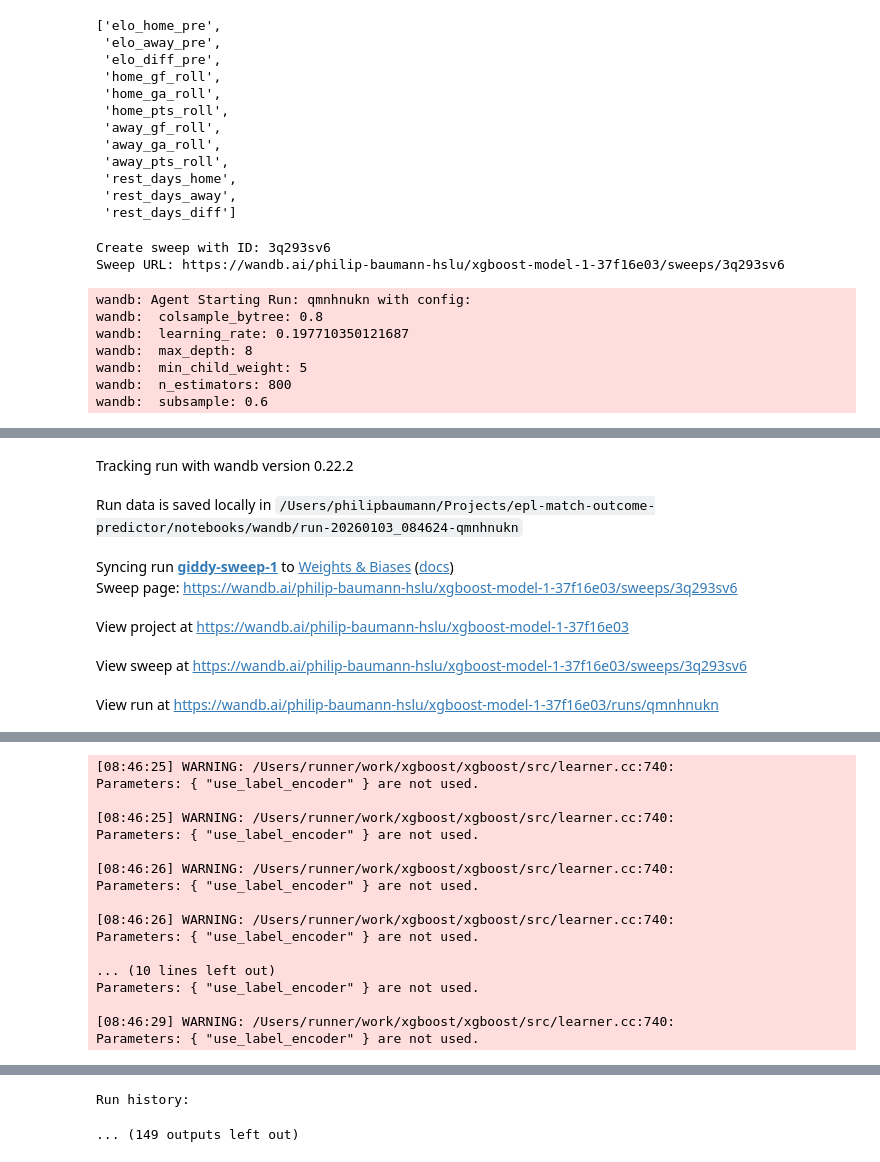
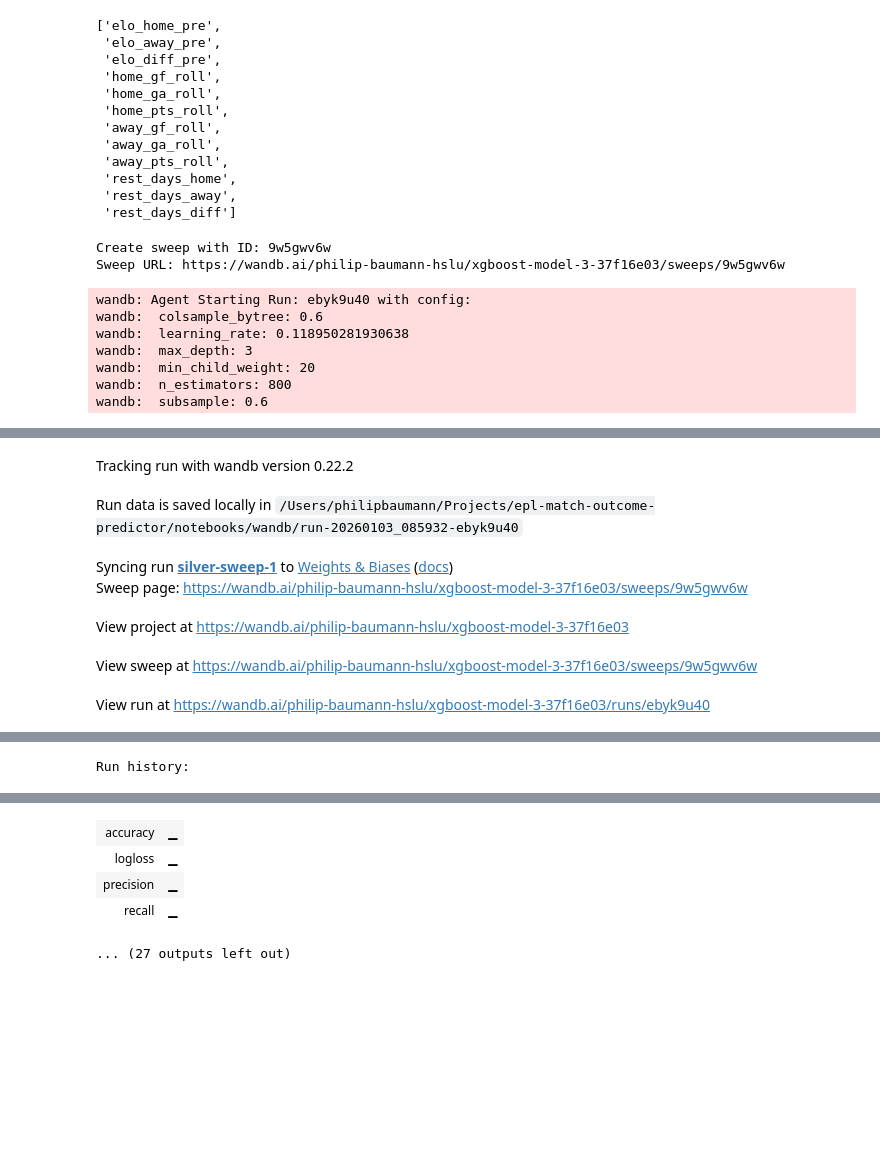
Before and after one commit to DSPRO1/epl-match-outcome-predictor, a Jupyter notebook: notebooks/model_prediction.ipynb, the cells around one changed output, grey strips where cells are left out. Cells and saved outputs as stored; diff of their text form; code cells hidden in the pictures; blank space fills up the shorter version.

Commit message:
Fix bug in parameter tuning

```diff
--- a/notebooks/model_prediction.ipynb
+++ b/notebooks/model_prediction.ipynb
@@ -502,23 +502,23 @@ tracker = {}
 for feature in features_subsets:
     short = hashlib.sha1(feature.__str__().encode()).hexdigest()[:8]
     tracker[short] = feature
-    sweep_id = wandb.sweep(sweep_params, project=f"xgboost-model-1-{short}")
+    sweep_id = wandb.sweep(sweep_params, project=f"xgboost-model-3-{short}")
     wandb.agent(sweep_id, function=train_wrapper_xgboost(feature), count=20)
 # %% [output]
-Create sweep with ID: 3q293sv6
-Sweep URL: https://wandb.ai/philip-baumann-hslu/xgboost-model-1-37f16e03/sweeps/3q293sv6
+Create sweep with ID: 9w5gwv6w
+Sweep URL: https://wandb.ai/philip-baumann-hslu/xgboost-model-3-37f16e03/sweeps/9w5gwv6w
-wandb: Agent Starting Run: qmnhnukn with config:
-wandb:  colsample_bytree: 0.8
-wandb:  learning_rate: 0.197710350121687
-wandb:  max_depth: 8
-wandb:  min_child_weight: 5
+wandb: Agent Starting Run: ebyk9u40 with config:
+wandb:  colsample_bytree: 0.6
+wandb:  learning_rate: 0.118950281930638
+wandb:  max_depth: 3
+wandb:  min_child_weight: 20
 wandb:  n_estimators: 800
 wandb:  subsample: 0.6
 [interactive output not drawn]
 Tracking run with wandb version 0.22.2
-Run data is saved locally in /Users/philipbaumann/Projects/epl-match-outcome-predictor/notebooks/wandb/run-20260103_084624-qmnhnukn
+Run data is saved locally in /Users/philipbaumann/Projects/epl-match-outcome-predictor/notebooks/wandb/run-20260103_085932-ebyk9u40
-Syncing run giddy-sweep-1 to Weights & Biases (docs)
-Sweep page: https://wandb.ai/philip-baumann-hslu/xgboost-model-1-37f16e03/sweeps/3q293sv6
+Syncing run silver-sweep-1 to Weights & Biases (docs)
+Sweep page: https://wandb.ai/philip-baumann-hslu/xgboost-model-3-37f16e03/sweeps/9w5gwv6w
-View project at https://wandb.ai/philip-baumann-hslu/xgboost-model-1-37f16e03
+View project at https://wandb.ai/philip-baumann-hslu/xgboost-model-3-37f16e03
-View sweep at https://wandb.ai/philip-baumann-hslu/xgboost-model-1-37f16e03/sweeps/3q293sv6
+View sweep at https://wandb.ai/philip-baumann-hslu/xgboost-model-3-37f16e03/sweeps/9w5gwv6w
-View run at https://wandb.ai/philip-baumann-hslu/xgboost-model-1-37f16e03/runs/qmnhnukn
+View run at https://wandb.ai/philip-baumann-hslu/xgboost-model-3-37f16e03/runs/ebyk9u40
@@ -525,17 +526 @@ View run at https://wandb.ai/philip-baumann-hslu/xgboost-model-1-37f16e03/runs/q
-[08:46:25] WARNING: /Users/runner/work/xgboost/xgboost/src/learner.cc:740:
-Parameters: { "use_label_encoder" } are not used.
-
-[08:46:25] WARNING: /Users/runner/work/xgboost/xgboost/src/learner.cc:740:
-Parameters: { "use_label_encoder" } are not used.
-
-[08:46:26] WARNING: /Users/runner/work/xgboost/xgboost/src/learner.cc:740:
-Parameters: { "use_label_encoder" } are not used.
-
-[08:46:26] WARNING: /Users/runner/work/xgboost/xgboost/src/learner.cc:740:
-Parameters: { "use_label_encoder" } are not used.
-
-... (10 lines left out)
-Parameters: { "use_label_encoder" } are not used.
-
-[08:46:29] WARNING: /Users/runner/work/xgboost/xgboost/src/learner.cc:740:
-Parameters: { "use_label_encoder" } are not used.
+Run history:
@@ -543,2 +527,5 @@ Parameters: { "use_label_encoder" } are not used.
+| accuracy | ▁ |
+| logloss | ▁ |
+| precision | ▁ |
+| recall | ▁ |
-Run history:
+... (27 outputs left out)
-... (149 outputs left out)
```
Also changed, not shown: parts of 1 cell of this notebook.
